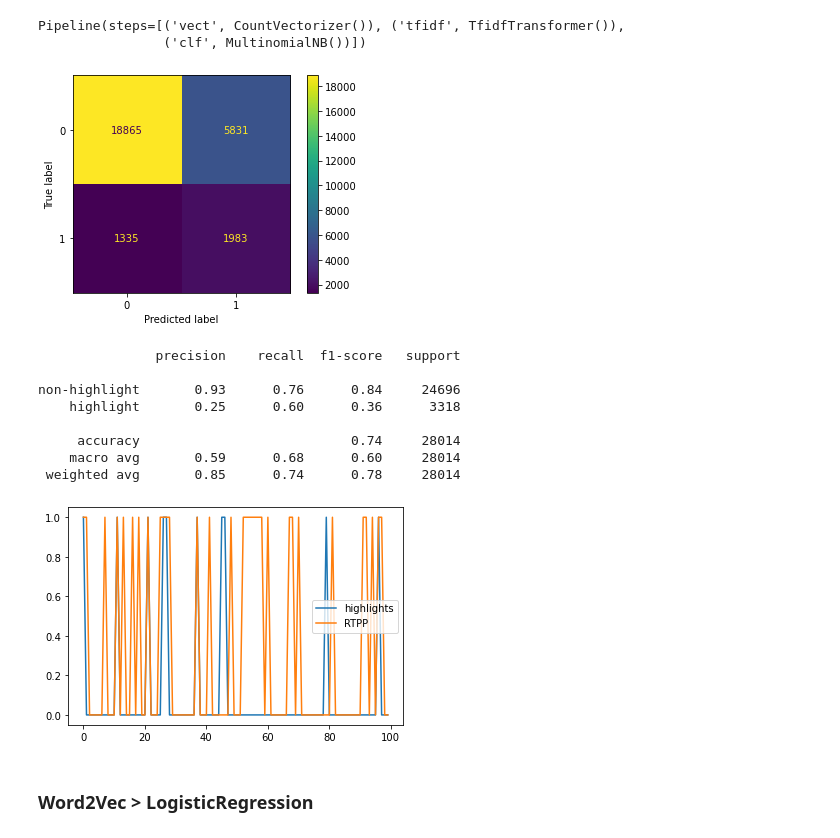
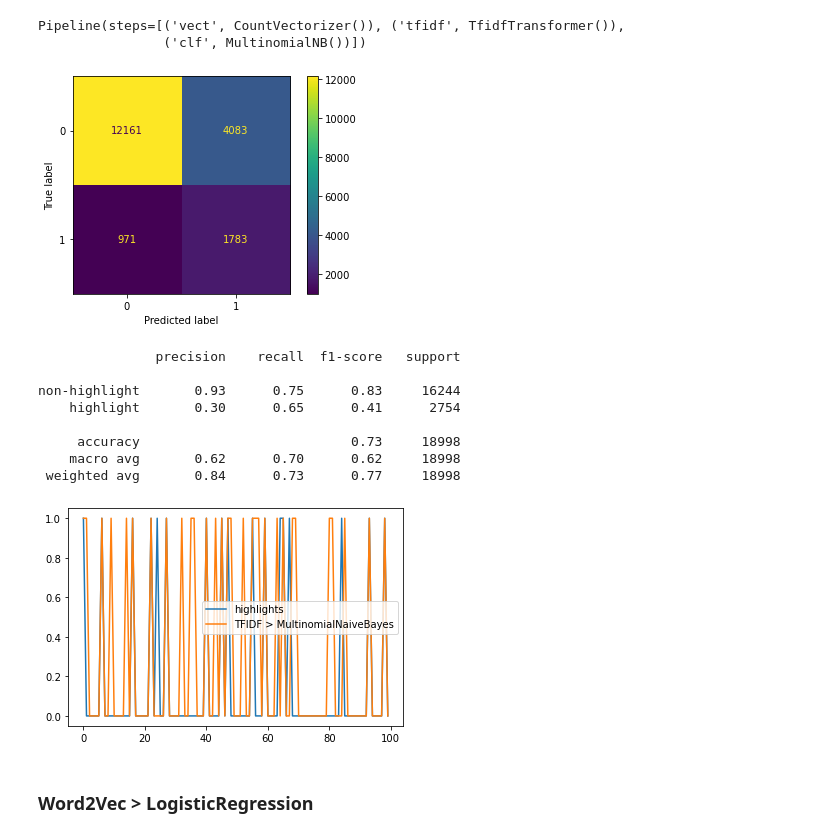
Before and after one commit to maugl/chat-highlight-detection, a Jupyter notebook: baselines/BaselineTesting.ipynb, the cells around one changed output. Cells and saved outputs as stored; diff of their text form; code cells hidden in the pictures.

```diff
--- a/baselines/BaselineTesting.ipynb
+++ b/baselines/BaselineTesting.ipynb
@@ -385,0 +448,3 @@ ch_val, hl_val = load_train_val_docs(mode="val", load_random=None, random_state=
+# %%
+# load test data
+x_tst, y_tst = load_train_val_docs(mode="test", frames_per_doc=210, load_random=None, random_state=None)
@@ -386,3 +459,3 @@ ch_val, hl_val = load_train_val_docs(mode="val", load_random=None, random_state=
 # %%
-# x_val, y_val = balance_data_parallel(ch_val, hl_val, strategy="undersample") => doesn't make sense
-x_val, y_val = ch_val, hl_val
+x_val, y_val = balance_data_parallel(ch_val, hl_val, strategy="oversample") # => doesn't make sense
+# x_val, y_val = ch_val, hl_val
@@ -389,2 +464,5 @@ x_val, y_val = ch_val, hl_val
 # %%
 x_train, y_train = balance_data_parallel(ch_train, hl_train, strategy="oversample")
+# %%
+x_train = np.concatenate([x_train, x_val])
+y_train= np.concatenate([y_train, y_val])
@@ -402,25 +482,25 @@ text_clf.fit(x_train, y_train)
 Pipeline(steps=[('vect', CountVectorizer()), ('tfidf', TfidfTransformer()),
                 ('clf', MultinomialNB())])
 # %%
-y_pred = text_clf.predict(x_val)
-eval_results(y_val, y_pred)
+y_pred = text_clf.predict(x_tst)
+eval_results(y_tst, y_pred)
 # %% [output]
-[figure, old version]
+[figure, new version]
                precision    recall  f1-score   support
 
-non-highlight       0.93      0.76      0.84     24696
-    highlight       0.25      0.60      0.36      3318
+non-highlight       0.93      0.75      0.83     16244
+    highlight       0.30      0.65      0.41      2754
 
-     accuracy                           0.74     28014
-    macro avg       0.59      0.68      0.60     28014
- weighted avg       0.85      0.74      0.78     28014
+     accuracy                           0.73     18998
+    macro avg       0.62      0.70      0.62     18998
+ weighted avg       0.84      0.73      0.77     18998
 # %%
-plt.plot(y_val[1000:1100], label="highlights")
-plt.plot(y_pred[1000:1100], label="RTPP")
+plt.plot(y_tst[1000:1100], label="highlights")
+plt.plot(y_pred[1000:1100], label="TFIDF > MultinomialNaiveBayes")
 plt.legend()
 plt.show()
 # %% [output]
-[figure, old version]
+[figure, new version]
 # %% [markdown]
 ### Word2Vec > LogisticRegression
 # %%
```
Also changed, not shown: parts of 27 cells of this notebook, 23 other files.
